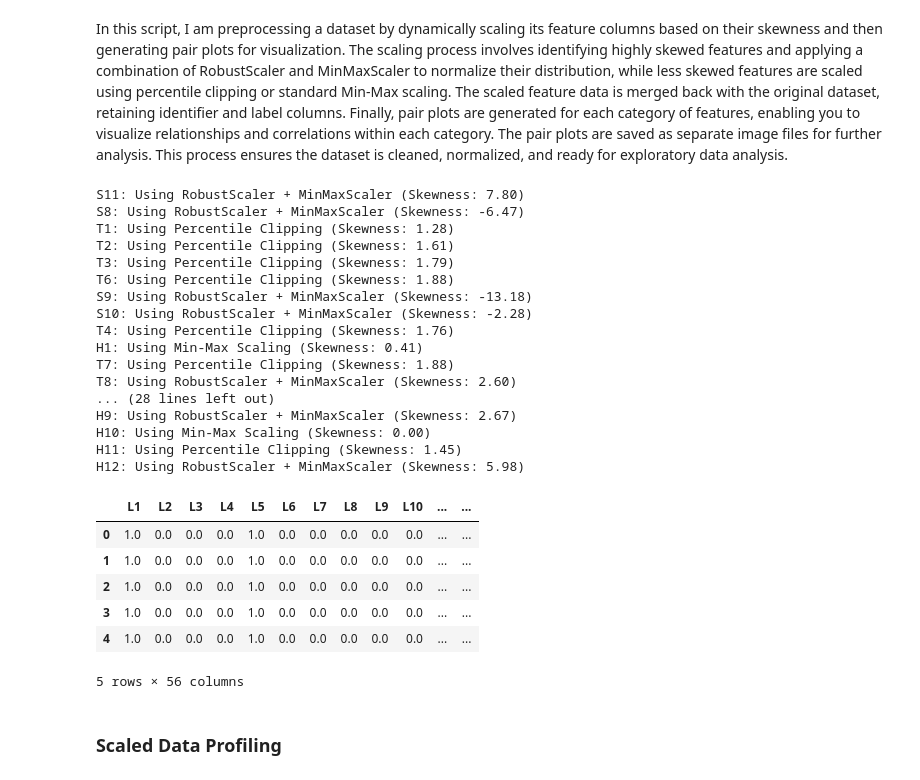
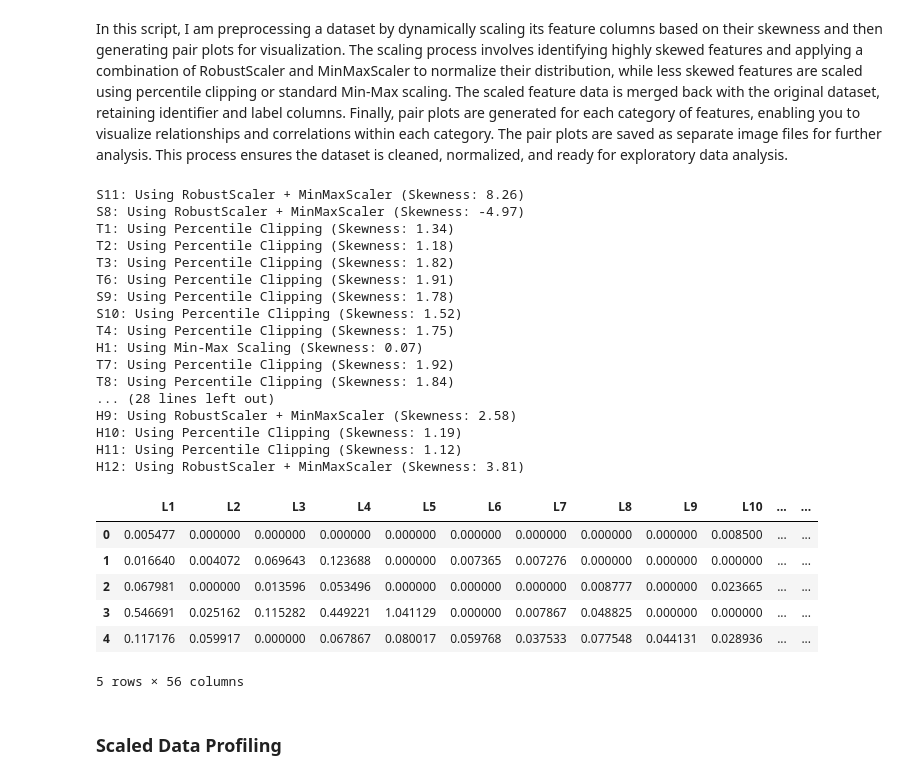
Before and after one commit to MahkameSalimi/Data-analysis-project, a Jupyter notebook: prepration/Prepration.ipynb, the cells around one changed output. Saved outputs shown, nothing was run; the diff lists cells and outputs as text; code cells hidden in the pictures.

```diff
--- a/prepration/Prepration.ipynb
+++ b/prepration/Prepration.ipynb
@@ -12,7 +12,7 @@ import numpy as np
 import pandas as pd
 
 # Load data
-data = pd.read_csv('D:\\Data analysis\\Data-Analysis-2024\\Project\\Data\\renamed_flood_drivers_dataset.csv')
+data = pd.read_csv('mimic_flood_drivers_dataset.csv')
 
 # Identify label columns (assuming they are named L1, L2, ..., Ln)
 label_columns = [col for col in data.columns if col.startswith('L')]
@@ -164,56 +164,55 @@ def custom_scaling(df, features_columns):
             print(f"{column}: Using Percentile Clipping (Skewness: {skewness:.2f})")
 
         else:
             # Use Min-Max Scaling for less skewed data
             min_max_scaler = MinMaxScaler(feature_range=(0, 1))
             scaled_column = min_max_scaler.fit_transform(feature_data.values.reshape(-1, 1))
 
             print(f"{column}: Using Min-Max Scaling (Skewness: {skewness:.2f})")
 
         # Add scaled column to the result dataframe (flatten to convert to a 1D array)
         scaled_features[column] = scaled_column.flatten()
 
     return scaled_features
 
 # Define feature columns (all columns except labels and IDs)
 label_columns = [col for col in data.columns if col.startswith('L')]
-id_columns = ['tile_id', 'tile_name_', 'WSID']
-features_columns = [col for col in data.columns if col not in label_columns + id_columns]
+features_columns = [col for col in data.columns if col not in label_columns]
 
 # Apply the custom scaling function to the data's feature columns
 scaled_features_df = custom_scaling(data, features_columns)
 
 # Merge scaled features back with the original data (if needed)
 data_scaled = pd.concat([data[label_columns], scaled_features_df], axis=1)
 
 scaled_data_file = "scaled_flood_drivers_dataset.csv"
 data_scaled.to_csv(scaled_data_file, index=False)
 
 data_scaled.head()
 # %% [output]
-S11: Using RobustScaler + MinMaxScaler (Skewness: 7.80)
-S8: Using RobustScaler + MinMaxScaler (Skewness: -6.47)
-T1: Using Percentile Clipping (Skewness: 1.28)
-T2: Using Percentile Clipping (Skewness: 1.61)
-T3: Using Percentile Clipping (Skewness: 1.79)
-T6: Using Percentile Clipping (Skewness: 1.88)
-S9: Using RobustScaler + MinMaxScaler (Skewness: -13.18)
-S10: Using RobustScaler + MinMaxScaler (Skewness: -2.28)
-T4: Using Percentile Clipping (Skewness: 1.76)
-H1: Using Min-Max Scaling (Skewness: 0.41)
-T7: Using Percentile Clipping (Skewness: 1.88)
-T8: Using RobustScaler + MinMaxScaler (Skewness: 2.60)
+S11: Using RobustScaler + MinMaxScaler (Skewness: 8.26)
+S8: Using RobustScaler + MinMaxScaler (Skewness: -4.97)
+T1: Using Percentile Clipping (Skewness: 1.34)
+T2: Using Percentile Clipping (Skewness: 1.18)
+T3: Using Percentile Clipping (Skewness: 1.82)
+T6: Using Percentile Clipping (Skewness: 1.91)
+S9: Using Percentile Clipping (Skewness: 1.78)
+S10: Using Percentile Clipping (Skewness: 1.52)
+T4: Using Percentile Clipping (Skewness: 1.75)
+H1: Using Min-Max Scaling (Skewness: 0.07)
+T7: Using Percentile Clipping (Skewness: 1.92)
+T8: Using Percentile Clipping (Skewness: 1.84)
 ... (28 lines left out)
-H9: Using RobustScaler + MinMaxScaler (Skewness: 2.67)
-H10: Using Min-Max Scaling (Skewness: 0.00)
-H11: Using Percentile Clipping (Skewness: 1.45)
-H12: Using RobustScaler + MinMaxScaler (Skewness: 5.98)
+H9: Using RobustScaler + MinMaxScaler (Skewness: 2.58)
+H10: Using Percentile Clipping (Skewness: 1.19)
+H11: Using Percentile Clipping (Skewness: 1.12)
+H12: Using RobustScaler + MinMaxScaler (Skewness: 3.81)
 |  | L1 | L2 | L3 | L4 | L5 | L6 | L7 | L8 | L9 | L10 | ... | ... |
-| 0 | 1.0 | 0.0 | 0.0 | 0.0 | 1.0 | 0.0 | 0.0 | 0.0 | 0.0 | 0.0 | ... | ... |
-| 1 | 1.0 | 0.0 | 0.0 | 0.0 | 1.0 | 0.0 | 0.0 | 0.0 | 0.0 | 0.0 | ... | ... |
-| 2 | 1.0 | 0.0 | 0.0 | 0.0 | 1.0 | 0.0 | 0.0 | 0.0 | 0.0 | 0.0 | ... | ... |
-| 3 | 1.0 | 0.0 | 0.0 | 0.0 | 1.0 | 0.0 | 0.0 | 0.0 | 0.0 | 0.0 | ... | ... |
-| 4 | 1.0 | 0.0 | 0.0 | 0.0 | 1.0 | 0.0 | 0.0 | 0.0 | 0.0 | 0.0 | ... | ... |
+| 0 | 0.005477 | 0.000000 | 0.000000 | 0.000000 | 0.000000 | 0.000000 | 0.000000 | 0.000000 | 0.000000 | 0.008500 | ... | ... |
+| 1 | 0.016640 | 0.004072 | 0.069643 | 0.123688 | 0.000000 | 0.007365 | 0.007276 | 0.000000 | 0.000000 | 0.000000 | ... | ... |
+| 2 | 0.067981 | 0.000000 | 0.013596 | 0.053496 | 0.000000 | 0.000000 | 0.000000 | 0.008777 | 0.000000 | 0.023665 | ... | ... |
+| 3 | 0.546691 | 0.025162 | 0.115282 | 0.449221 | 1.041129 | 0.000000 | 0.007867 | 0.048825 | 0.000000 | 0.000000 | ... | ... |
+| 4 | 0.117176 | 0.059917 | 0.000000 | 0.067867 | 0.080017 | 0.059768 | 0.037533 | 0.077548 | 0.044131 | 0.028936 | ... | ... |
 5 rows × 56 columns
 # %% [markdown]
 ### Scaled Data Profiling
```
Also changed, not shown: parts of 1 cell of this notebook, 11 other files.
